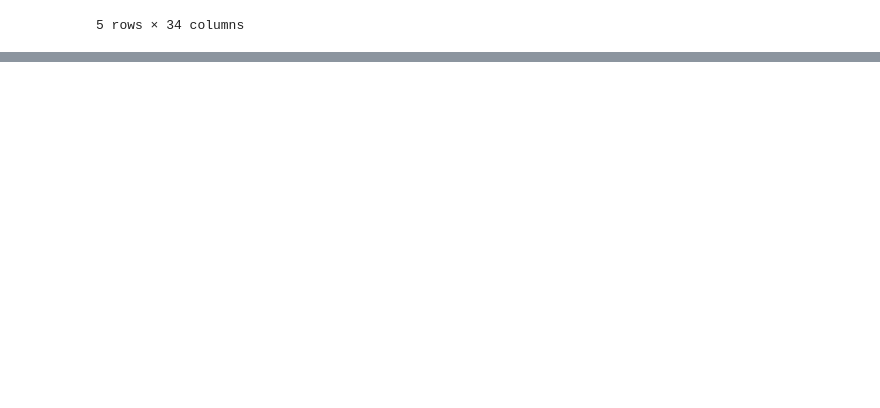
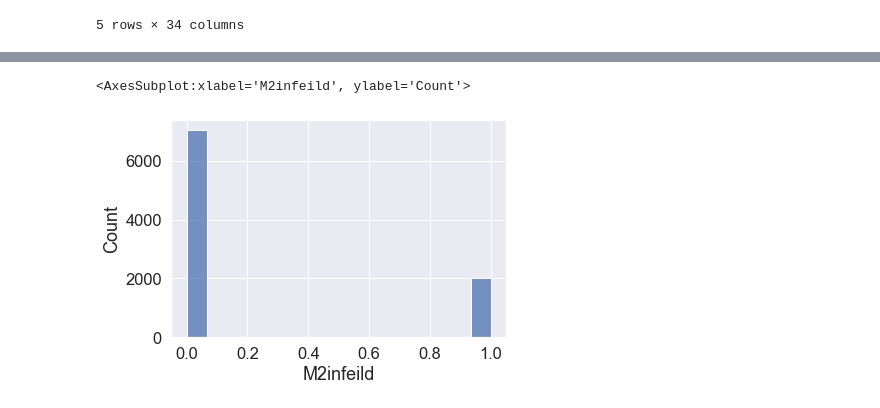
Before and after one commit to Frost-Lab-Utah/DLC, a Jupyter notebook: DLC_WT_social_trial.ipynb, the cells around one changed output, grey strips where cells are left out. Cells and saved outputs as stored; diff of their text form; code cells hidden in the pictures; blank space fills up the shorter version.

```diff
--- a/DLC_WT_social_trial.ipynb
+++ b/DLC_WT_social_trial.ipynb
@@ -1077,6 +1088,5 @@ trial_fov_df.tail()
 # %%
-g = sns.FacetGrid(cage1_fov_trial_df, col="Mouse Snout", #hue="Mouse Snout",
-                  subplot_kws=dict(projection='polar'), height=4.5,
-                  sharex=False, sharey=False, despine=False)
-g.map(sns.scatterplot,'Angle From Origin',1
-     )
+sns.histplot(data=trial_fov_df.loc[18114:], x="M2infeild")
+# %% [output]
+<AxesSubplot:xlabel='M2infeild', ylabel='Count'>
+[figure, added]
```
Also changed, not shown: parts of 2 cells of this notebook.
